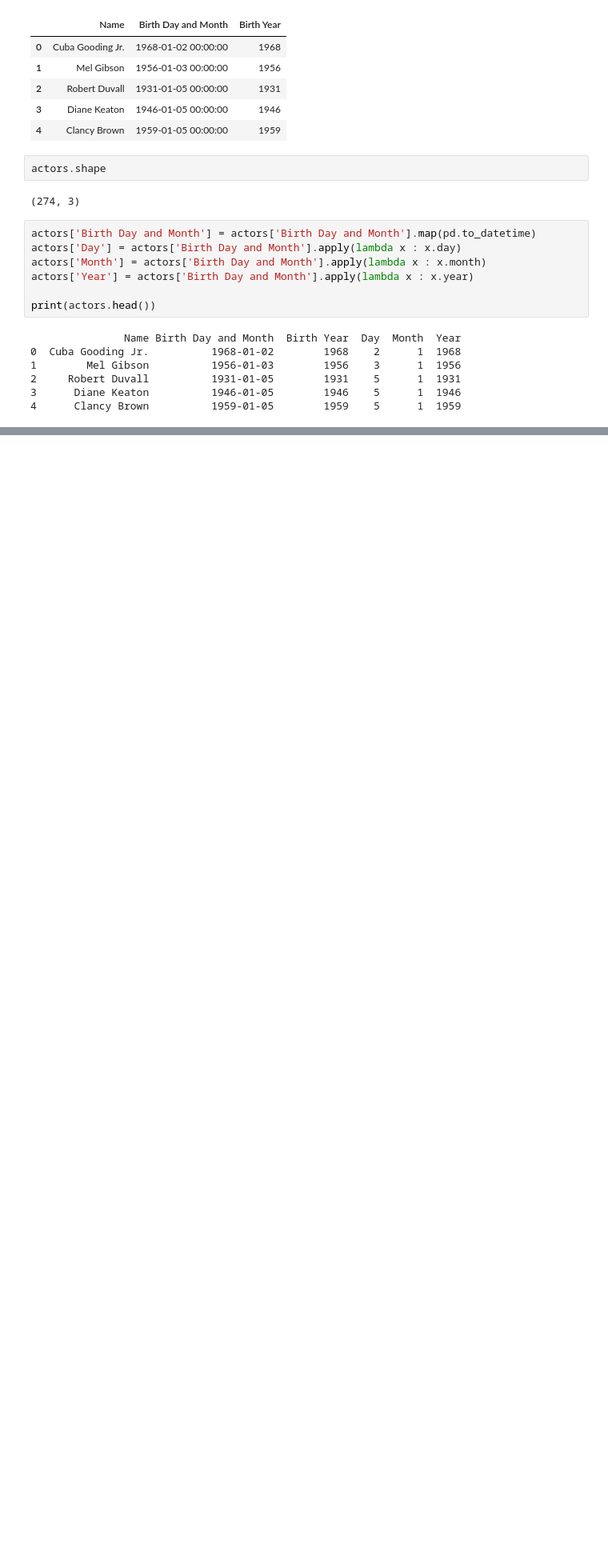
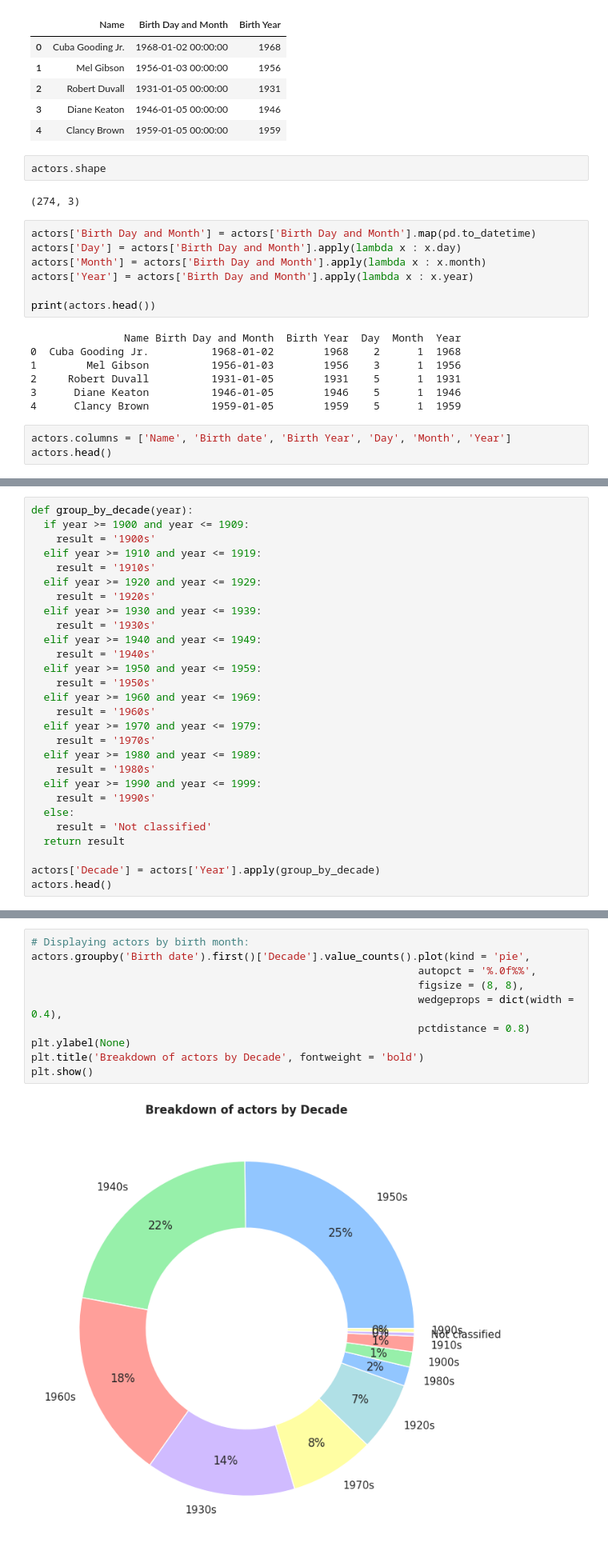
Before and after one commit to guilhermelaviola/FavoriteActorsAnalysis, a Jupyter notebook: FavoriteActorsAnalysis.ipynb, the cells around one changed output, grey strips where cells are left out. Shown: that part at 80% size. Cells and saved outputs as stored; diff of their text form; blank space fills up the shorter version.

Commit message:
Added a method to group actors by decade and plotted it with a pie chart.

```diff
--- a/FavoriteActorsAnalysis.ipynb
+++ b/FavoriteActorsAnalysis.ipynb
@@ -37,3 +37,6 @@ print(actors.head())
 2     Robert Duvall          1931-01-05        1931    5      1  1931
 3      Diane Keaton          1946-01-05        1946    5      1  1946
 4      Clancy Brown          1959-01-05        1959    5      1  1959
+# %%
+actors.columns = ['Name', 'Birth date', 'Birth Year', 'Day', 'Month', 'Year']
+actors.head()
@@ -61,3 +71,31 @@ plt.title('Breakdown of actors by Birth Month', fontweight = 'bold')
 plt.show()
 # %% [output]
 [figure]
+# %%
+def group_by_decade(year):
+  if year >= 1900 and year <= 1909:
+    result = '1900s'
+  elif year >= 1910 and year <= 1919:
+    result = '1910s'
+  elif year >= 1920 and year <= 1929:
+    result = '1920s'
+  elif year >= 1930 and year <= 1939:
+    result = '1930s'
+  elif year >= 1940 and year <= 1949:
+    result = '1940s'
+  elif year >= 1950 and year <= 1959:
+    result = '1950s'
+  elif year >= 1960 and year <= 1969:
+    result = '1960s'
+  elif year >= 1970 and year <= 1979:
+    result = '1970s'
+  elif year >= 1980 and year <= 1989:
+    result = '1980s'
+  elif year >= 1990 and year <= 1999:
+    result = '1990s'
+  else:
+    result = 'Not classified'
+  return result
+
+actors['Decade'] = actors['Year'].apply(group_by_decade)
+actors.head()
@@ -63,0 +109,12 @@ plt.show()
+# %%
+# Displaying actors by birth month:
+actors.groupby('Birth date').first()['Decade'].value_counts().plot(kind = 'pie',
+                                                              autopct = '%.0f%%',
+                                                              figsize = (8, 8),
+                                                              wedgeprops = dict(width = 0.4),
+                                                              pctdistance = 0.8)
+plt.ylabel(None)
+plt.title('Breakdown of actors by Decade', fontweight = 'bold')
+plt.show()
+# %% [output]
+[figure, added]
```
Also changed, not shown: parts of 4 cells of this notebook.
